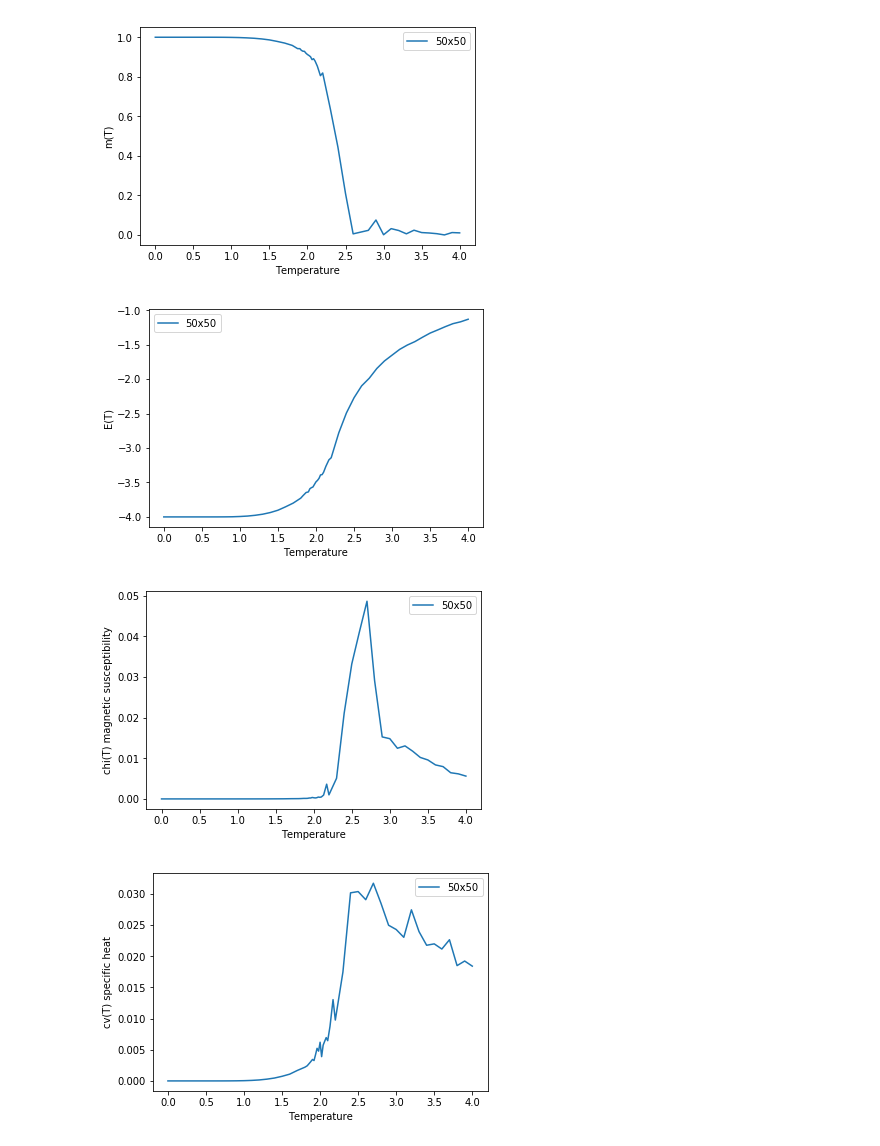
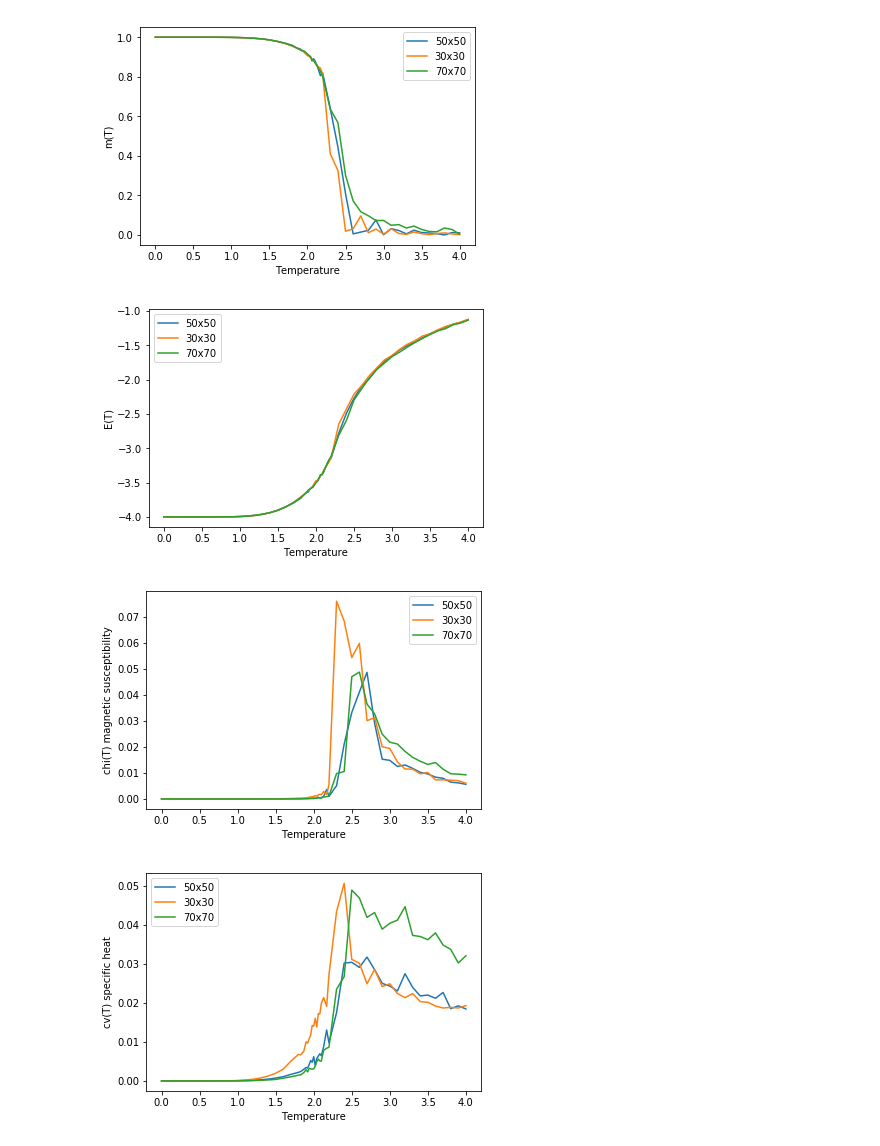
Before and after one commit to MirunaSeme/Simulation-Methods, a Jupyter notebook: assignment-3/Assignment3_IsingModel/PlotCurves.ipynb, the cells around one changed output. Cells and saved outputs as stored; diff of their text form; code cells hidden in the pictures.

Commit message:
added plots for other sizes

```diff
--- a/assignment-3/Assignment3_IsingModel/PlotCurves.ipynb
+++ b/assignment-3/Assignment3_IsingModel/PlotCurves.ipynb
@@ -5,8 +5,8 @@ import matplotlib.pyplot as plt
 boltzmann = 1.38064852e-23
 # %%
 f50 = open("50averages.dat")
-f100 = open("50averages.dat")
-f150 = open("50averages.dat")
+f100= open("30averages.dat")
+f150 = open("70averages.dat")
 t_50, m_50, m2_50, e_50, e2_50 =[], [], [], [], []
 t_100, m_100, m2_100, e_100, e2_100 =[], [], [], [], []
 t_150, m_150, m2_150, e_150, e2_150 =[], [], [], [], []
@@ -20,22 +20,22 @@ for l in f50:
     e2_50.append(float(row[4]))
 for l in f100:
     row = l.split()
-    t_100.append(abs(float(row[0])))
-    m_100.append(float(row[1]))
+    t_100.append(float(row[0]))
+    m_100.append(abs(float(row[1])))
     m2_100.append(float(row[2]))
     e_100.append(float(row[3]))
     e2_100.append(float(row[4]))
 for l in f150:
     row = l.split()
     t_150.append(float(row[0]))
-    m_150.append(float(row[1]))
+    m_150.append(abs(float(row[1])))
     m2_150.append(float(row[2]))
     e_150.append(float(row[3]))
     e2_150.append(float(row[4]))
 # %%
 chi_50  = [abs(i*i - j) for (i,j) in zip(m_50,m2_50)]
 cv_50   = [abs(i*i - j) for (i,j) in zip(e_50,e2_50)]
-chi_100 = [i*i - j for (i,j) in zip(m_100,m2_100)]
-cv_100  = [i*i - j for (i,j) in zip(e_100,e2_100)]
-chi_150 = [i*i - j for (i,j) in zip(m_150,m2_150)]
-cv_150  = [i*i - j for (i,j) in zip(e_150,e2_150)]
+chi_100 = [abs(i*i - j) for (i,j) in zip(m_100,m2_100)]
+cv_100  = [abs(i*i - j) for (i,j) in zip(e_100,e2_100)]
+chi_150 = [abs(i*i - j) for (i,j) in zip(m_150,m2_150)]
+cv_150  = [abs(i*i - j) for (i,j) in zip(e_150,e2_150)]
@@ -57,42 +43,42 @@ print(cv_50)
 plt.xlabel('Temperature')
 plt.ylabel('m(T)')
 plt.plot(t_50,m_50, label = '50x50')
-#plt.plot(t_100,m_100, label ='100x100')
-#plt.plot(t_150,m_150, label= '150x150')
+plt.plot(t_100,m_100, label ='30x30')
+plt.plot(t_150,m_150, label= '70x70')
 plt.legend(loc='best')
 plt.show()
 # %% [output]
-[figure, old version]
+[figure, new version]
 # %%
 plt.xlabel('Temperature')
 plt.ylabel('E(T)')
 plt.plot(t_50,e_50, label = '50x50')
-#plt.plot(t_100,e_100, label ='100x100')
-#plt.plot(t_150,e_150, label= '150x150')
+plt.plot(t_100,e_100, label ='30x30')
+plt.plot(t_150,e_150, label= '70x70')
 plt.legend(loc='best')
 plt.show()
 # %% [output]
-[figure, old version]
+[figure, new version]
 # %%
 plt.xlabel('Temperature')
 plt.ylabel('chi(T) magnetic susceptibility')
 plt.plot(t_50,chi_50, label = '50x50')
-#plt.plot(t_100,chi_100, label ='100x100')
-#plt.plot(t_150,chi_150, label= '150x150')
+plt.plot(t_100,chi_100, label ='30x30')
+plt.plot(t_150,chi_150, label= '70x70')
 plt.legend(loc='best')
 plt.show()
 # %% [output]
-[figure, old version]
+[figure, new version]
 # %%
 plt.xlabel('Temperature')
 plt.ylabel('cv(T) specific heat')
 plt.plot(t_50,cv_50, label = '50x50')
-#plt.plot(t_100,cv_100, label ='100x100')
-#plt.plot(t_150,cv_150, label= '150x150')
+plt.plot(t_100,cv_100, label ='30x30')
+plt.plot(t_150,cv_150, label= '70x70')
 plt.legend(loc='best')
 plt.show()
 # %% [output]
-[figure, old version]
+[figure, new version]
 # %%
 t_50[0]+=0.0001
 t_100[0]+=0.0001
```
Also changed, not shown: parts of 4 cells of this notebook, 17 other files.
